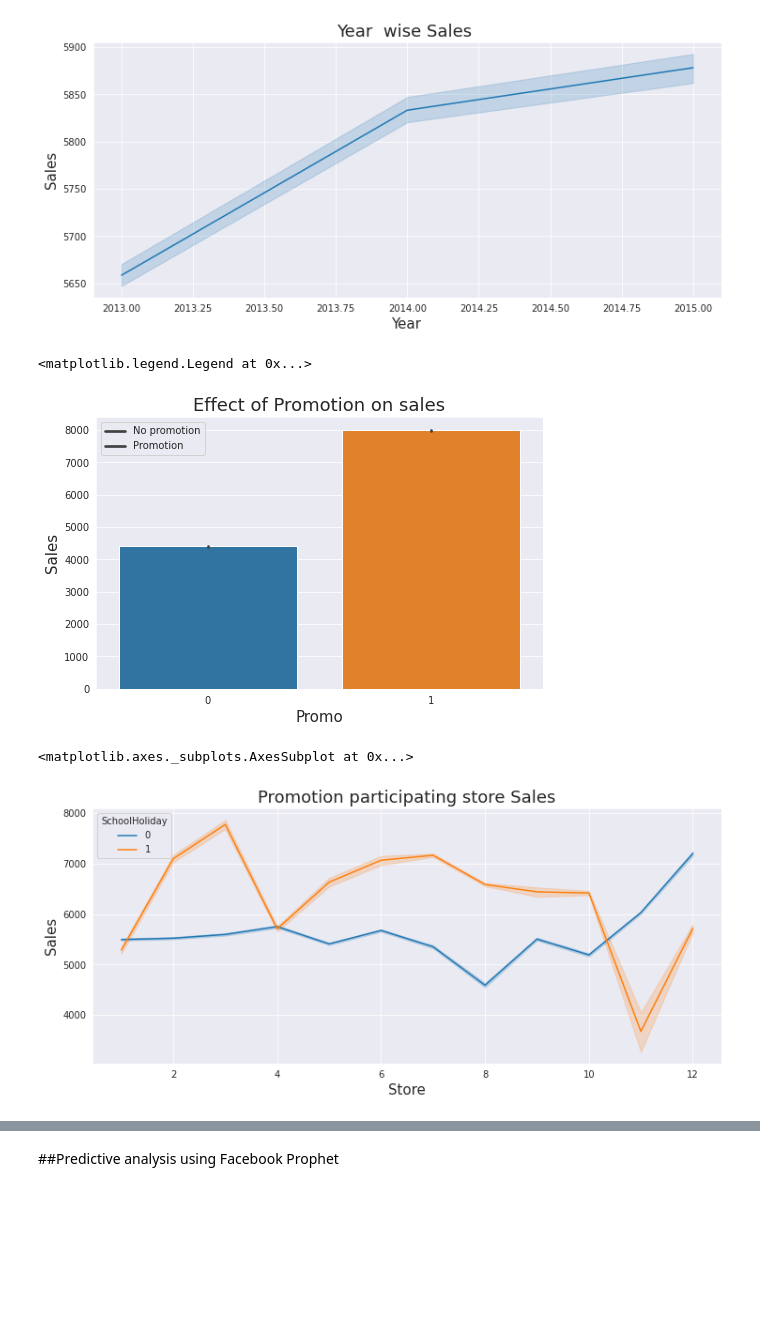
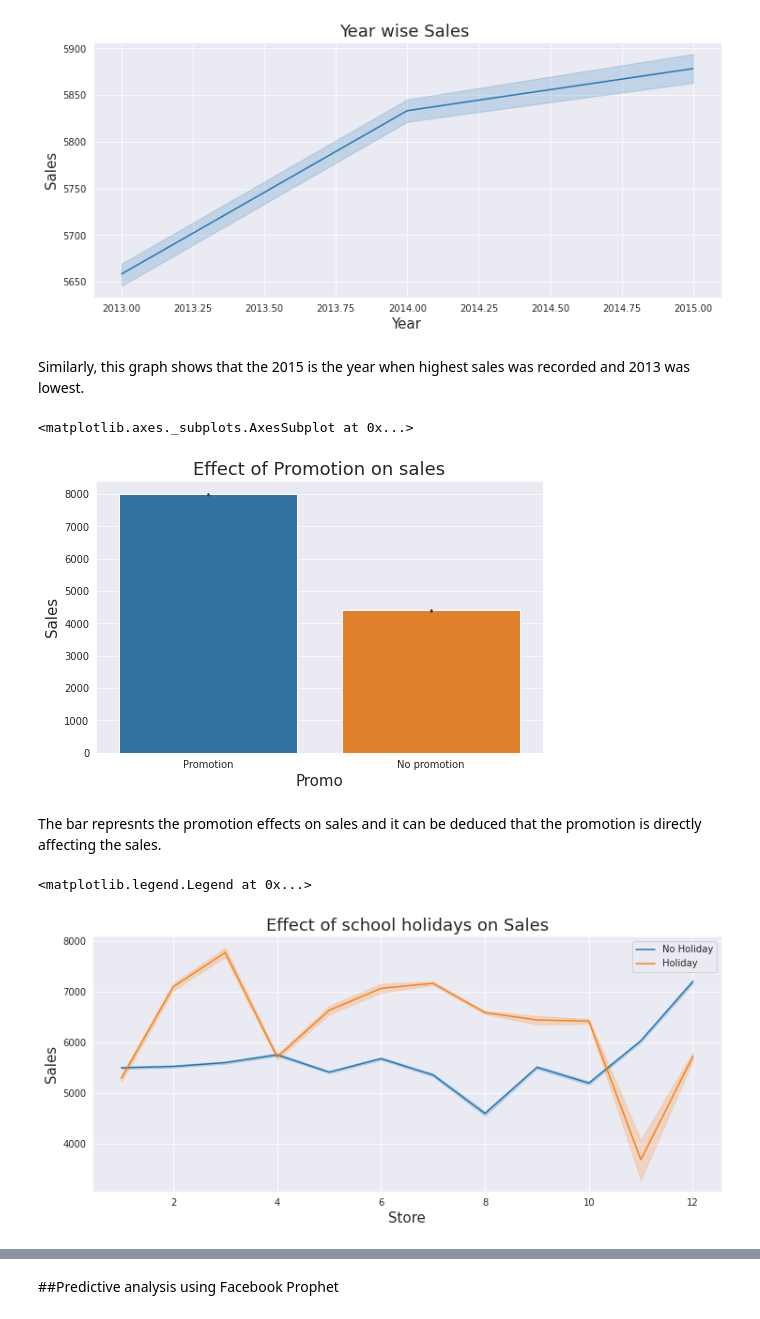
Before and after one commit to amanksharma23/Retail-sales-prediction-Supervised-ML-, a Jupyter notebook: Copy_of_Rossmann_Sales_Prediction_Capstone_Project.ipynb, the cells around one changed output, grey strips where cells are left out. Cells and saved outputs as stored; diff of their text form; code cells hidden in the pictures; blank space fills up the shorter version.

```diff
--- a/Copy_of_Rossmann_Sales_Prediction_Capstone_Project.ipynb
+++ b/Copy_of_Rossmann_Sales_Prediction_Capstone_Project.ipynb
@@ -154,16 +150,19 @@ memory usage: 69.8+ MB
 # %%
-#Preprocessing of the data
+#Setting up new columns for dates and filling out the null values
 average_competition_distance = store['CompetitionDistance'].mean()
+#Filling competition distance null values with average values
 store['CompetitionDistance'] = store['CompetitionDistance'].fillna(average_competition_distance)
 store['CompetitionOpenSinceMonth'] = store['CompetitionOpenSinceMonth'].fillna('Unknown')
 store['CompetitionOpenSinceYear'] = store['CompetitionOpenSinceYear'].fillna('Unknown')
 store['Promo2SinceWeek'] = store['Promo2SinceWeek'].fillna('Unknown')
 store['PromoInterval'] = store['PromoInterval'].fillna('Unknown')
 store['Promo2SinceYear'] = store['Promo2SinceYear'].fillna('Unknown')
+sales['Promo'] = sales['Promo'].replace(0,"No promotion")
+sales['Promo'] = sales['Promo'].replace(1,"Promotion")
+#Setting up new column for dates such as day, month and year
 sales['Date']=pd.to_datetime(sales['Date'], format='%Y-%m-%d')
 sales['Year'] = pd.to_datetime(sales['Date']).dt.year
 sales['Month'] = pd.to_datetime(sales['Date']).dt.month
-sales['year_month'] = pd.to_datetime(sales['Date'], format='%Y-%m')
 # %%
 #Joing the two dataframe on Store
 past_data = sales.merge(store, on='Store', how='left', indicator=True)
@@ -225,24 +258,30 @@ sns.lineplot(x='Year', y='Sales', data = sales)
 # %% [output]
 <matplotlib.axes._subplots.AxesSubplot at 0x...>
 [figure]
+# %% [markdown]
+Similarly, this graph shows that the 2015 is the year when highest sales was recorded and 2013 was lowest.
 # %%
+#Using seaborn to plot thye effect of promotions on sales
 sns.set_style(style= 'darkgrid')
 plt.figure(figsize=(8,5))
 plt.title("Effect of Promotion on sales", fontsize = 18)
 plt.ylabel("Sales",fontsize = 15)
 plt.xlabel("Promo",fontsize = 15)
 sns.barplot(x='Promo', y='Sales', data = sales)
-plt.legend(labels=["No promotion","Promotion"])
 # %% [output]
-<matplotlib.legend.Legend at 0x...>
+<matplotlib.axes._subplots.AxesSubplot at 0x...>
-[figure, old version]
+[figure, new version]
+# %% [markdown]
+The bar represnts the promotion effects on sales and it can be deduced that the promotion is directly affecting the sales.
 # %%
+#Using seaborn to plot the trends of school holidays effect on sales
 sns.set_style(style= 'darkgrid')
 plt.figure(figsize=(12,5))
-plt.title("Promotion participating store Sales", fontsize = 18)
-plt.ylabel("Sales",fontsize = 15)
-plt.xlabel("Store",fontsize = 15)
+plt.title("Effect of school holidays on Sales", fontsize = 18)
+plt.ylabel("Sales", fontsize = 15)
+plt.xlabel("Store", fontsize = 15)
 sns.lineplot(x='Month', y='Sales',hue = 'SchoolHoliday', data = past_data)
+plt.legend(['No Holiday', 'Holiday'])
 # %% [output]
-<matplotlib.axes._subplots.AxesSubplot at 0x...>
+<matplotlib.legend.Legend at 0x...>
-[figure, old version]
+[figure, new version]
```
Also changed, not shown: parts of 56 cells of this notebook.
